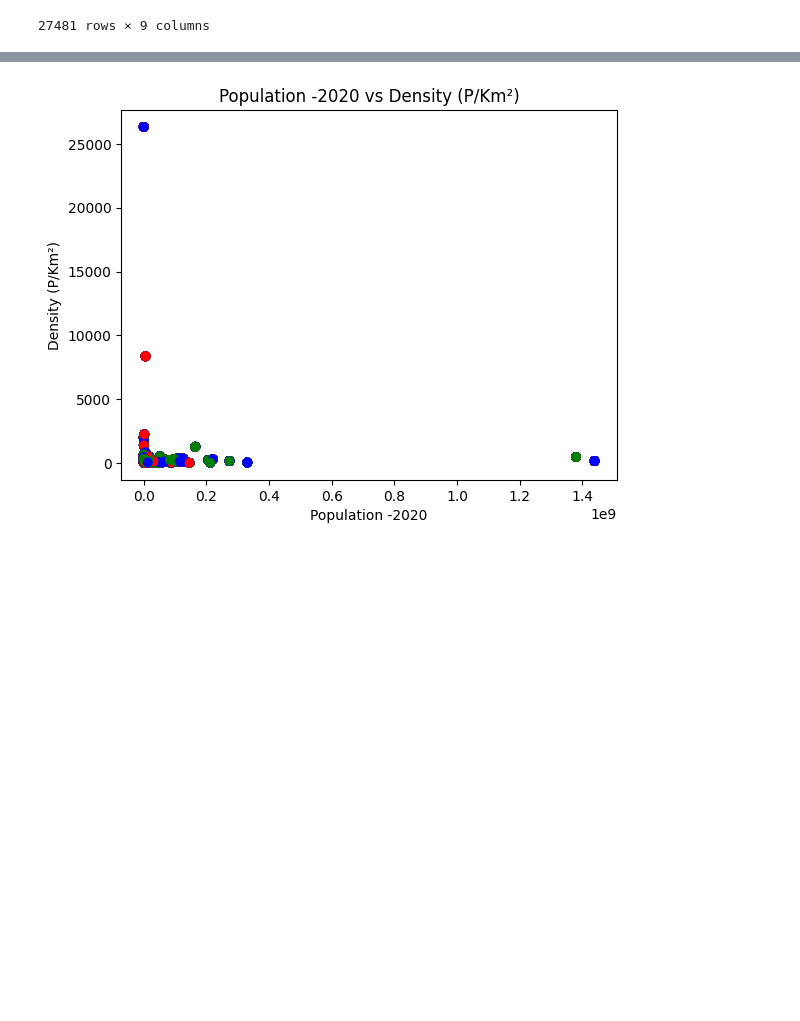
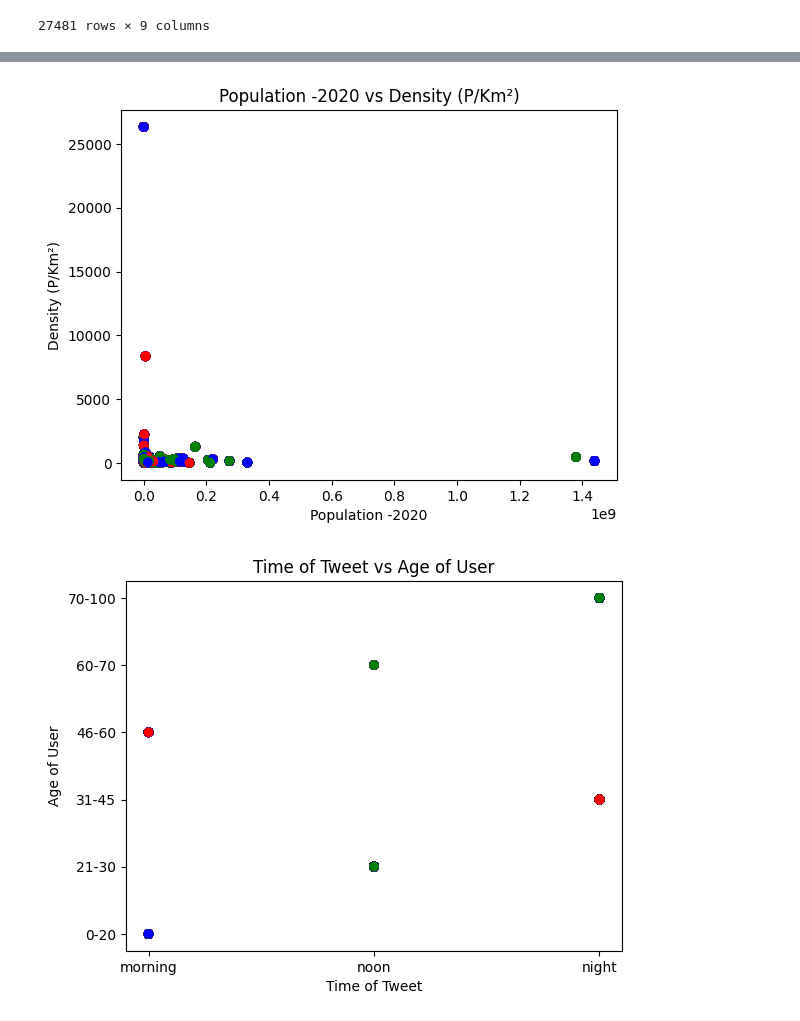
Before and after one commit to uttkarshTewari2006/Twitter-sentiment-analysis, a Jupyter notebook: setniment.ipynb, the cells around one changed output, grey strips where cells are left out. Drawn from its saved outputs; the diff is of its cells as text; code cells hidden in the pictures; blank space fills up the shorter version.

```diff
--- a/setniment.ipynb
+++ b/setniment.ipynb
@@ -34,29 +59,32 @@ X_train
 # %%
 import matplotlib.pyplot as plt
 
 # Group by 'Time of Tweet' and 'sentiment' and count the occurrences
 def display_sentiment_vs_col(col: str):
     tweet_sentiment_counts = train_data.groupby([col, 'sentiment']).size().unstack()
 
     # Plot the bar chart
     tweet_sentiment_counts.plot(kind='bar', stacked=True)
     plt.title(col +' vs sentiment')
     plt.xlabel(col)
     plt.ylabel('Count')
     plt.show()
 def display_value_vs_sentiment(col1: str, col2: str):
     colors = {'negative': 'red', 'neutral': 'blue', 'positive': 'green'}
     plt.scatter(train_data[col1], train_data[col2], c = train_data['sentiment'].apply(lambda x: colors[x]))
     plt.title(col1 + " vs " + col2)
     plt.xlabel(col1)
     plt.ylabel(col2)
     plt.show()
 display_sentiment_vs_col("Time of Tweet")
 display_sentiment_vs_col("Age of User")
 display_value_vs_sentiment("Population -2020", "Land Area (Km²)")
 display_value_vs_sentiment("Population -2020", "Density (P/Km²)")
+display_value_vs_sentiment("Time of Tweet", "Age of User")
+display_value_vs_sentiment("Land Area (Km²)", "Density (P/Km²)")
 # %% [output]
 [figure]
 [figure]
 [figure]
 [figure]
+[figure, added]
```
Also changed, not shown: parts of 10 cells of this notebook, 2 other files.
